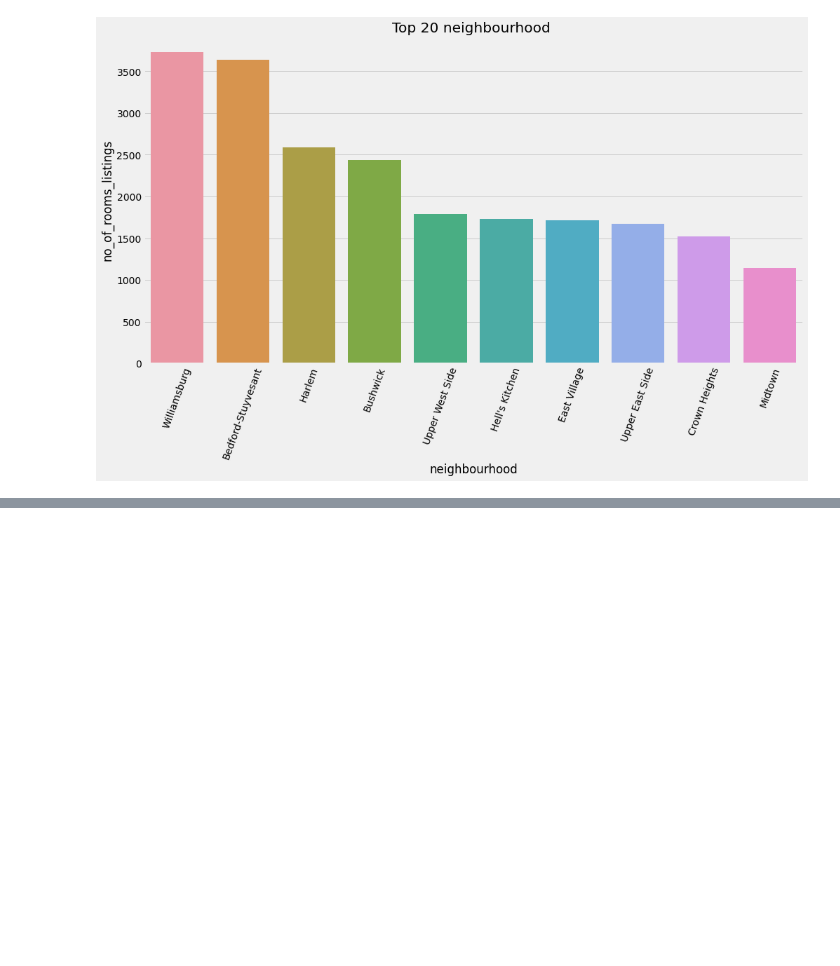
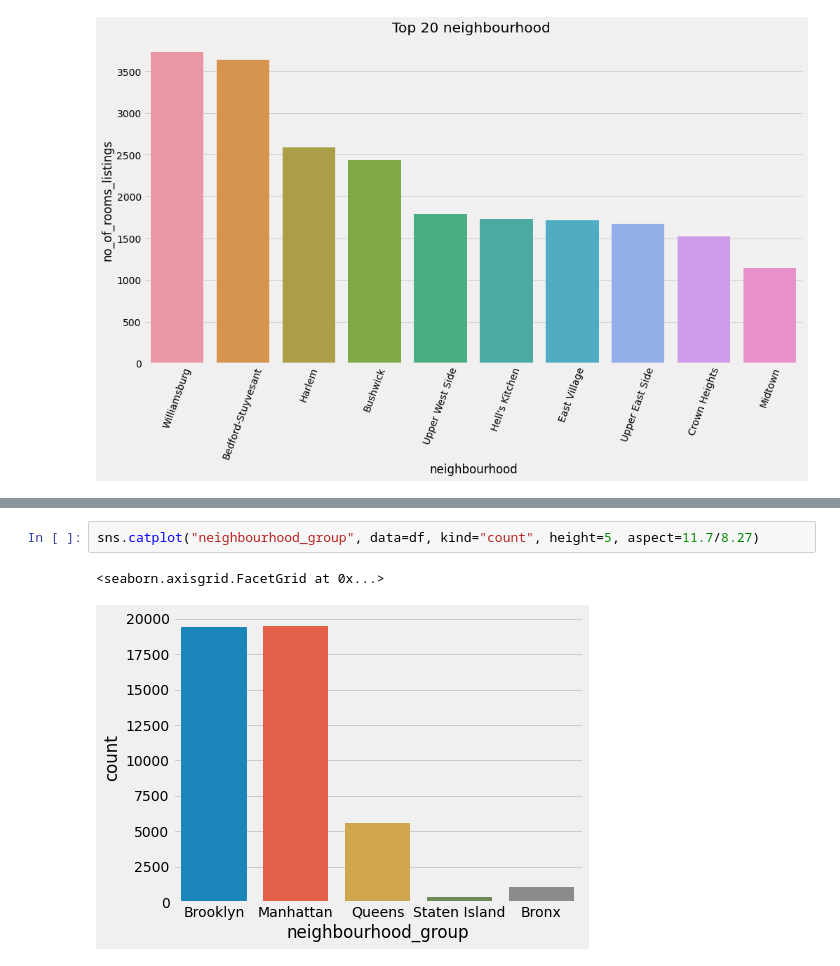
Before and after one commit to ArunPrasath1205/Analysis-using-Python, a Jupyter notebook: Airbnb_Bookings_Analysis_.ipynb, the cells around one changed output, grey strips where cells are left out. Saved outputs shown, nothing was run; the diff lists cells and outputs as text; blank space fills up the shorter version.

```diff
--- a/Airbnb_Bookings_Analysis_.ipynb
+++ b/Airbnb_Bookings_Analysis_.ipynb
@@ -442,0 +466,5 @@ s.set_xticklabels(labels=s.get_xticklabels(),rotation=70)
+# %%
+sns.catplot("neighbourhood_group", data=df, kind="count", height=5, aspect=11.7/8.27)
+# %% [output]
+<seaborn.axisgrid.FacetGrid at 0x...>
+[figure, added]
```
Also changed, not shown: parts of 5 cells of this notebook.
